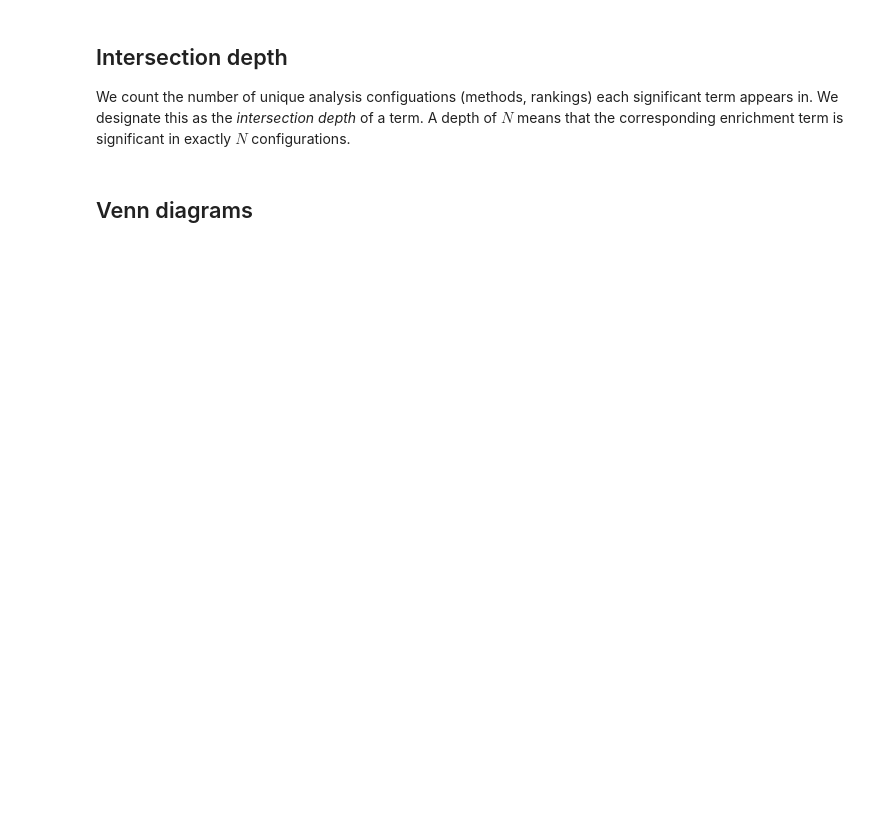
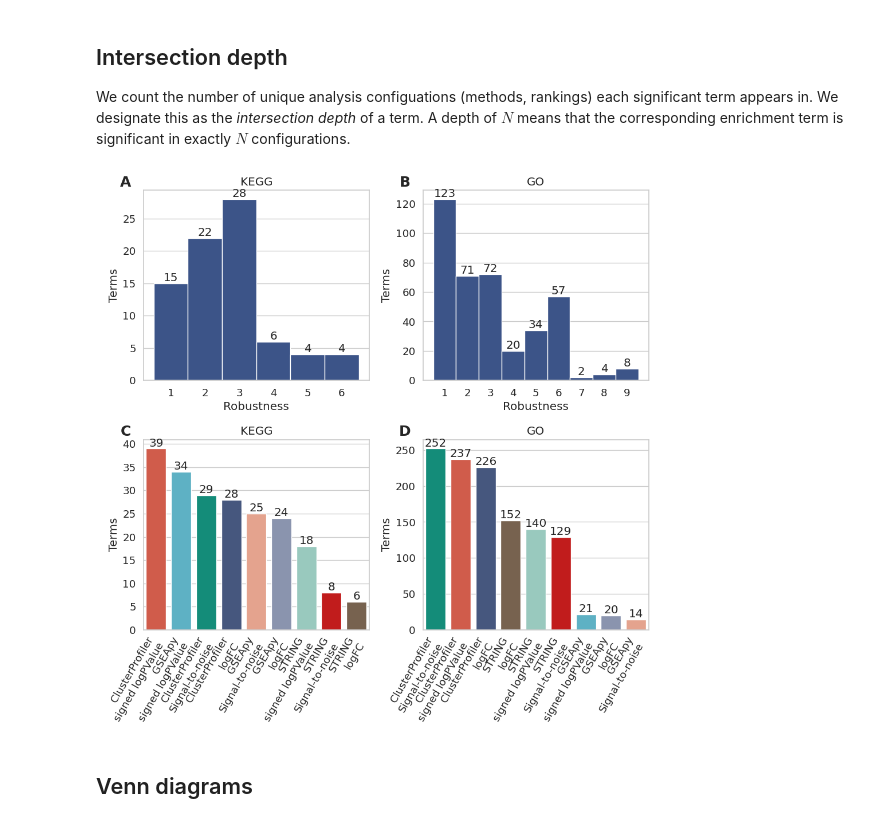
Before and after one commit to pdegen/SynEnrich, a Jupyter notebook: workflow/notebooks/main.ipynb, the cells around one changed output. Cells and saved outputs as stored; diff of their text form; code cells hidden in the pictures; blank space fills up the shorter version.

```diff
--- a/workflow/notebooks/main.ipynb
+++ b/workflow/notebooks/main.ipynb
@@ -1,12 +1,13 @@
 # %%
 import os
 import sys
+import glob
+import yaml
+from typing import List
 import numpy as np
 import pandas as pd
 import matplotlib.pyplot as plt
 import seaborn as sns
-import glob
-import yaml
 
 sns.set_style("darkgrid")
 palette = sns.color_palette()
@@ -20,7 +21,8 @@ pretty_print = {"string": "STRING",
       "gseapy": "GSEApy",
       "clusterProfiler": "ClusterProfiler",
       "neg_signed_logpval": "signed logPValue",
-      "logFC": "logFC"}
+      "logFC": "logFC",
+      "s2n":"Signal-to-noise"}
 # %% [markdown]
 # Define params
 
@@ -183,7 +241,7 @@ for ax, lib in zip(axes[:2],libraries):
     h = sns.histplot(depth_df['Depth'], bins=depth_df['Depth'].max() - depth_df['Depth'].min() + 1,
                 discrete=True, ax=ax, alpha=1, color=npg[3])
     h.bar_label(h.containers[0])
-    ax.set(title=lib, xlabel="Intersection Depth", ylabel="Terms")
+    ax.set(title=lib, xlabel="Robustness", ylabel="Terms")
     ax.set_xticks(range(depth_df['Depth'].min(), depth_df['Depth'].max() + 1))
     ax.grid(axis='x')
 
@@ -199,33 +257,35 @@ for ax, lib in zip(axes[2:], libraries):
     qqv=qv.sum().reset_index()
     qqv.replace({"Tool": pretty_print, "Metric": pretty_print}, inplace=True)
     qqv.index = qqv["Tool"] + "\n" + qqv["Metric"]
     qqv = qqv.drop(["Tool","Metric"], axis=1)
     qqv = qqv.sort_values(by=qqv.columns[0], ascending=False)
 
     if ax == axes[2]:
         hue_order = {qqv.index[i]: npg[i] for i in range(len(qqv))}
 
     qqv["hue"] = qqv.index
     b = sns.barplot(data=qqv, x=qqv.index, y=qqv.iloc[:, 0], ax=ax, alpha=1, hue = 'hue', palette=palette, hue_order=hue_order)
     for i in b.containers:
         b.bar_label(i,)
     ax.set_xticks(ax.get_xticks(), ax.get_xticklabels(), rotation=60, ha='right')
     ax.set(title=lib, ylabel="Terms", xlabel=None)
 
     # apply offset transform to all x ticklabels.
     offset = matplotlib.transforms.ScaledTranslation(12/72., 3/72., fig.dpi_scale_trans)
     for label in ax.xaxis.get_majorticklabels():
         label.set_transform(label.get_transform() + offset)
 for i in range(len(axes)):
     axes[i].annotate(chr(ord('A')+i), xy=(-0.08, 1.04), xycoords="axes fraction", weight="bold", va='center',ha='center', fontsize=18)
 
 fig.tight_layout()
 fig.savefig(f"{figpath}/bars.{project_name}.pdf")
 
 # include_bidirectional = True
 # s = summary_df.xs("Direction",axis=1,level=2)
 # bidirectional_ix = s[(s == "Both").any(axis=1)].index
 # summary_df.loc[bidirectional_ix]
+# %% [output]
+[figure, added]
 # %% [markdown]
 ## Venn diagrams
 # %%
```
Also changed, not shown: parts of 12 cells of this notebook, 1 other file.
